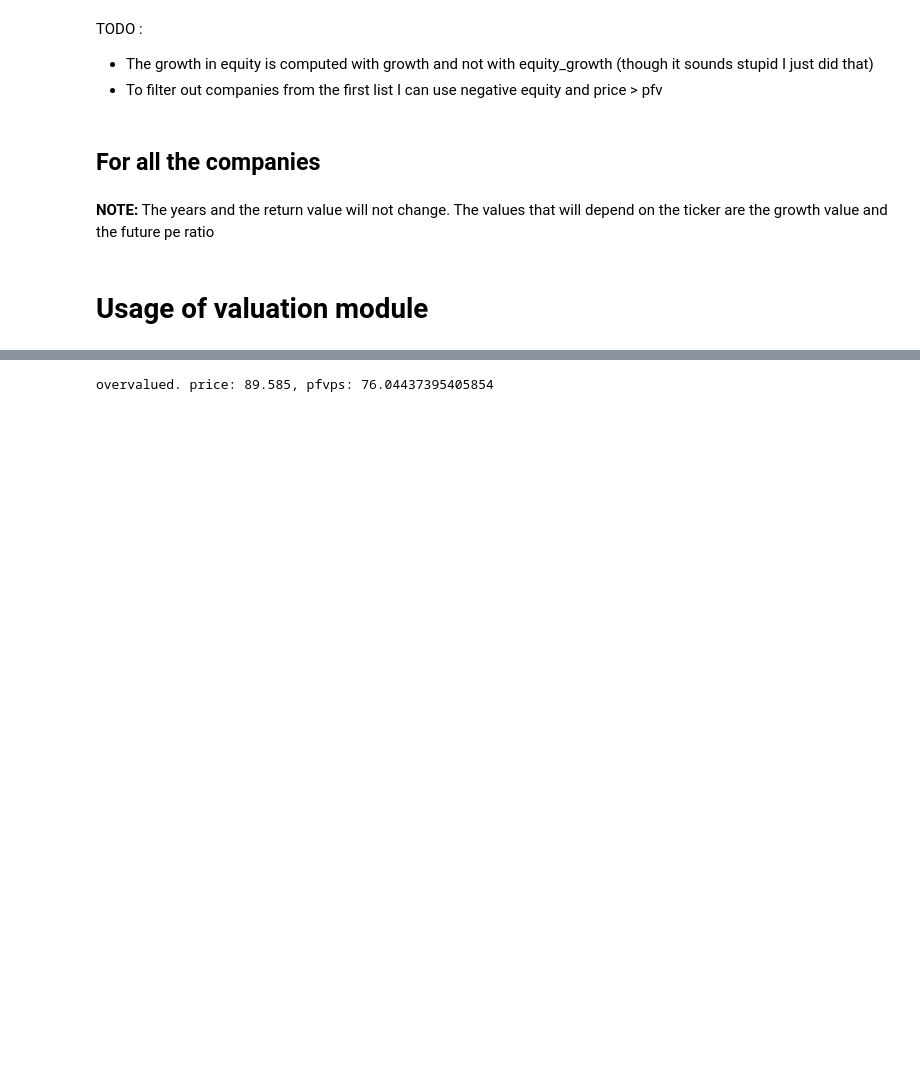
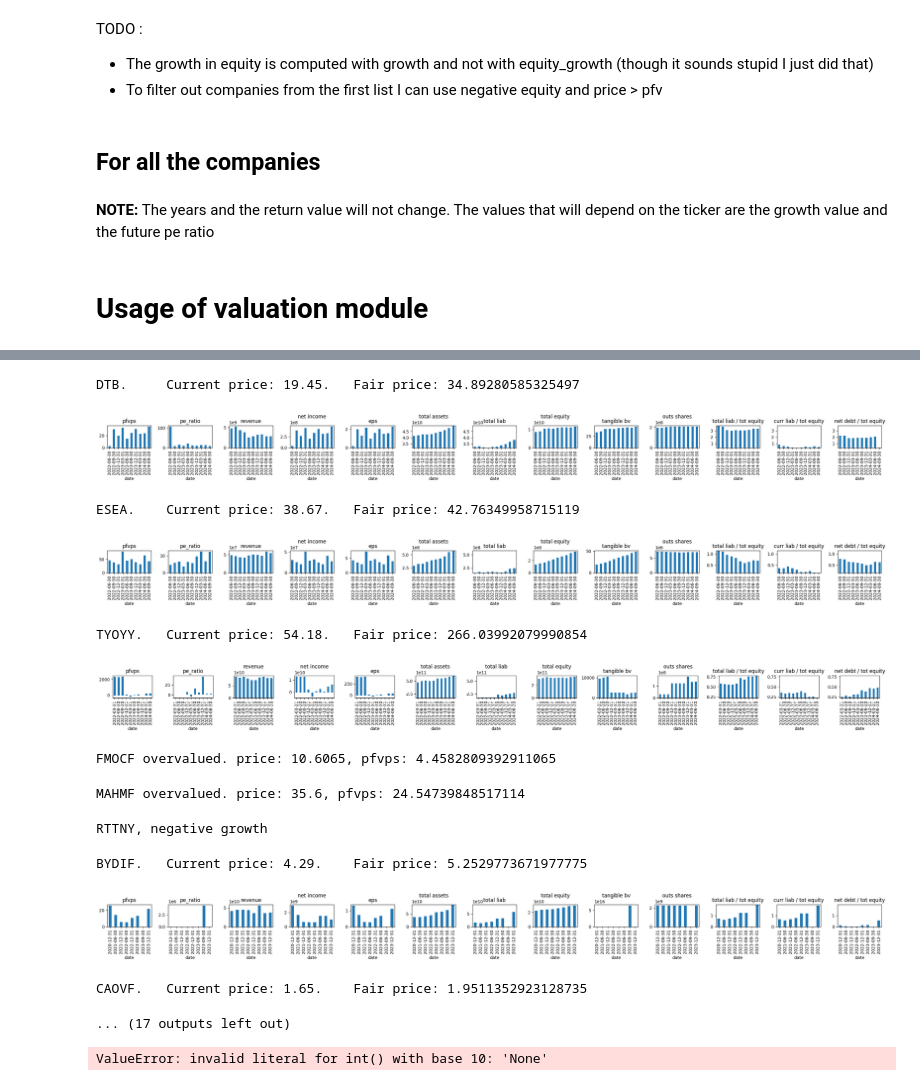
Before and after one commit to simonjpc/value_investment, a Jupyter notebook: notebooks/eps-x-calculation-example.ipynb, the cells around one changed output, grey strips where cells are left out. Drawn from its saved outputs; the diff is of its cells as text; code cells hidden in the pictures; blank space fills up the shorter version.

```diff
--- a/notebooks/eps-x-calculation-example.ipynb
+++ b/notebooks/eps-x-calculation-example.ipynb
@@ -783,4 +801,5 @@ is_cols = [
 
 ]
 
-return_value, years = 0.2, 7
+# return_value, years = 0.15, 5
+return_value, years, quarters = 1.20**(1/4) - 1, None, 10
@@ -834,18 +842,40 @@ def compute_growth(current, previous, nb_years):
+# %%
+candidates = [
+    "DTB",
+    "ESEA",
+    "TYOYY",
+    "FMOCF",
+    "MAHMF",
+    "RTTNY",
+    "BYDIF",
+    "CAOVF",
+    "SYT",
+    "BAYAR",
+    "HHR",
+    "SWGHF",
+    "SNTX",
+    "FBBPF",
+    "PMTYF",
+    "NYWKF",
+    "NBLWF",
+    "SAPMD",
+]
 # %%
 missing_tickers = []
 overvalued_tickers = []
 #for ticker in tqdm(TICKERS[616:]):
-for ticker in tqdm(["CROX"]):
+# for ticker in tqdm(["INTC"]):
+for ticker in tqdm(candidates):
     data_income_stmt = get_income_stmt_info(ticker=ticker, period="quarter", limit=10)
     data_balance_sheet = get_balance_sheet_info(ticker=ticker, period="quarter", limit=10)
     #print("after bs & is")
     #print(len(data_income_stmt), len(data_balance_sheet))
     if len(data_balance_sheet) == 0 or len(data_income_stmt) == 0:
-        print("length equals zero")
+        print(f"{ticker}, length equals zero")
         missing_tickers.append(ticker)
 
     if len(data_balance_sheet) < 5 or len(data_income_stmt) < 5:
-        print("less than 5 reports")
+        print(f"{ticker}, less than 5 reports")
         time.sleep(1)
         continue
     #print("after check of length of bs & is")
@@ -869,7 +899,7 @@ for ticker in tqdm(["CROX"]):
     growth_value = np.median(growths)
     #print(growths)
     if growth_value < 0: # not focusing on companies having historical negative growth_rate
-        print("negative growth")
+        print(f"{ticker}, negative growth")
         time.sleep(1)
         continue
     # compute future pe ratio
@@ -891,19 +921,19 @@ for ticker in tqdm(["CROX"]):
     future_pe = compute_avg_value(historical_pe)
 
     if future_pe <= 0:
-        print("only negative pe in history")
+        print(f"{ticker}, only negative pe in history")
         time.sleep(1)
         continue
     # compute present faire value
     #print(growth_value, return_value, future_pe, years)
-    pfvps = compute_pex_value(data_income_stmt[0], growth_value, return_value, future_pe, years)
+    pfvps = compute_pex_value(data_income_stmt[0], growth_value, return_value, future_pe, years, quarters)
 
     # get current price
     current_price = get_current_price(ticker)
 
     # filter out companies with price > fpv
     if current_price is None or current_price > pfvps:
-        print(f"overvalued. price: {current_price}, pfvps: {pfvps}")
+        print(f"{ticker} overvalued. price: {current_price}, pfvps: {pfvps}")
         overvalued_tickers.append(ticker)
         time.sleep(1)
         continue
@@ -911,11 +941,11 @@ for ticker in tqdm(["CROX"]):
     try:
         fs_df = pd.concat([balance_sheet_df, income_stmt_df], axis=1, join="inner")
     except:
-        print("dates incoherence")
+        print(f"{ticker}, dates incoherence")
         continue
     fs_df = fs_df.iloc[::-1] # from oldest to newest
     # compute PFV
-    fs_df["pfvps"] = fs_df.apply(compute_pex_value, args=(growth_value, return_value, future_pe, years,), axis=1)
+    fs_df["pfvps"] = fs_df.apply(compute_pex_value, args=(growth_value, return_value, future_pe, years, quarters), axis=1)
     # compute tangible book value per share
     fs_df["tangible_book_value_ps"] = fs_df.apply(compute_tangible_book_value_ps, axis=1)
     # compute discounted tangible book value per share
@@ -932,32 +962,44 @@ for ticker in tqdm(["CROX"]):
         columns=["report_start", "report_end", "filling_date_bool"],
         index=fs_df.index,
     )
     window_df["prices"] = None
     for idx, row in window_df.iterrows():
         window_df.at[idx, "prices"] = get_prices_in_range(
             ticker, window_df.loc[idx, "report_start"], window_df.loc[idx, "report_end"],
         )
     window_df["prices"] = window_df["prices"].apply(get_price_history)
     fs_df["reporting_date_price"] = None
     for idx, row in window_df.iterrows():
         fs_df.at[idx, "reporting_date_price"] = compute_price_at_reporting_date(
             window_df.loc[idx, "prices"], window_df.loc[idx, "filling_date_bool"], "low",
         )
     del window_df
     #pd.Series(fs_df.reset_index().apply(compute_price_at_reporting_date, args=(filling_date_flag, "low"), axis=1), index=fs_df.index) # <- REVIEW THIS LINE
     # compute pe ratio
     fs_df["pe_ratio"] = fs_df.apply(compute_pe_ratio, axis=1)
     # compute de ratio 1
     fs_df["de_ratio1"] = fs_df.apply(compute_de_ratio, args=("totalLiabilities",), axis=1)
     # compute de ratio 2
     fs_df["de_ratio2"] = fs_df.apply(compute_de_ratio, args=("totalCurrentLiabilities",), axis=1)
     # compute de ratio 3
     fs_df["de_ratio3"] = fs_df.apply(compute_de_ratio, args=("totalDebt",), axis=1)
     #print(fs_df)
     # plot indicators
-    print(f"{ticker}.\t Current price: {current_price}.\t Faire price: {pfvps}")
+    print(f"{ticker}.\t Current price: {current_price}.\t Fair price: {pfvps}")
     plot_indicators_epsx(fs_df)
 
     time.sleep(1)
 # %% [output]
-overvalued. price: 89.585, pfvps: 76.04437395405854
+DTB.     Current price: 19.45.   Fair price: 34.89280585325497
+[figure, added]
+ESEA.    Current price: 38.67.   Fair price: 42.76349958715119
+[figure, added]
+TYOYY.   Current price: 54.18.   Fair price: 266.03992079990854
+[figure, added]
+FMOCF overvalued. price: 10.6065, pfvps: 4.4582809392911065
+MAHMF overvalued. price: 35.6, pfvps: 24.54739848517114
+RTTNY, negative growth
+BYDIF.   Current price: 4.29.    Fair price: 5.2529773671977775
+[figure, added]
+CAOVF.   Current price: 1.65.    Fair price: 1.9511352923128735
+... (17 outputs left out)
@@ -963,0 +1008,11 @@ overvalued. price: 89.585, pfvps: 76.04437395405854
+# %%
+injector = Injector()
+engine = create_engine(
+    injector.db_uri, poolclass=QueuePool, pool_size=10, max_overflow=20
+)
+with engine.connect() as connection:
+    df = pd.read_sql(
+        """select * from financial_stmts where symbol_bs = 'PHNGF'""", connection
+    )
+# %% [output]
+ValueError: invalid literal for int() with base 10: 'None'
```
Also changed, not shown: parts of 10 cells of this notebook, 2 other files.
